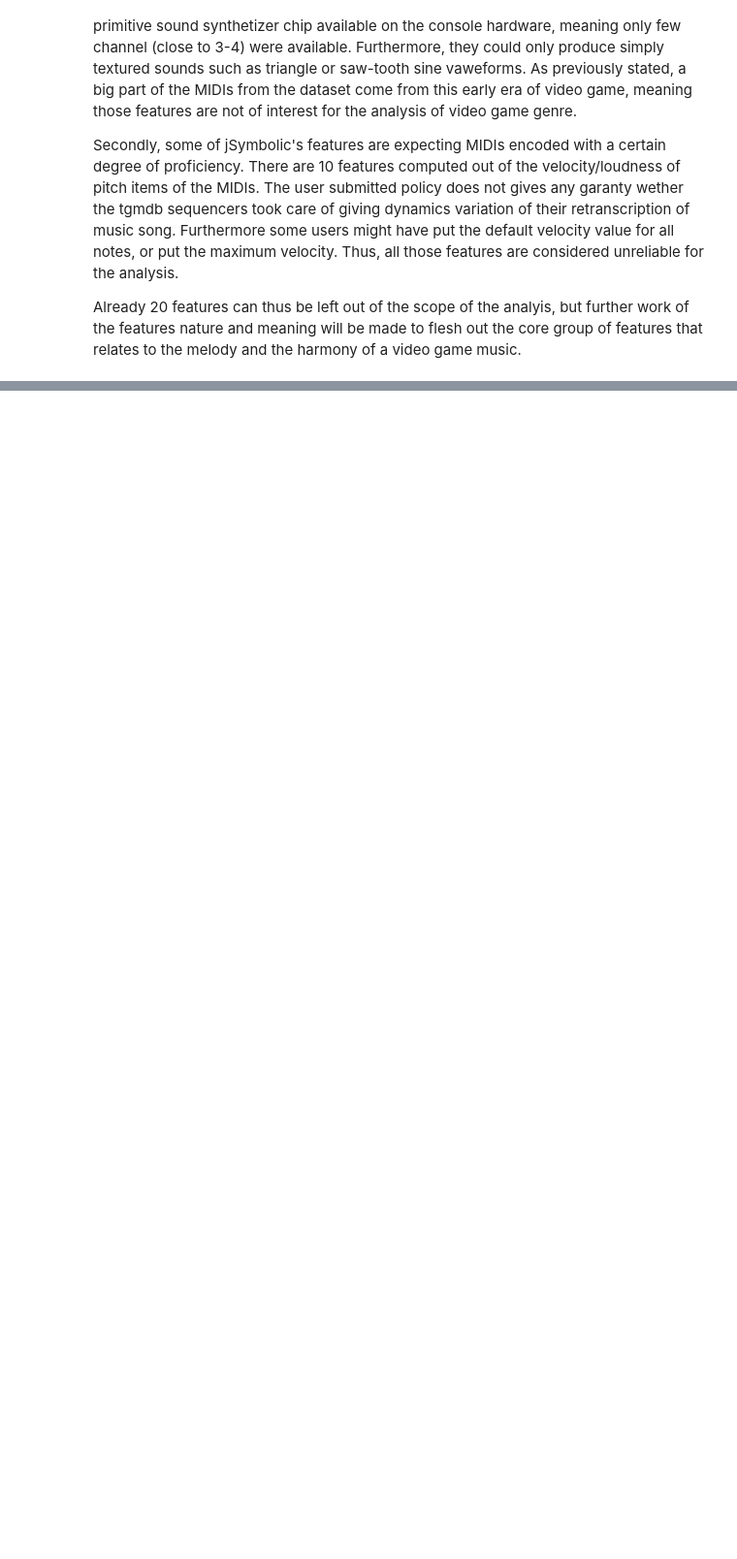
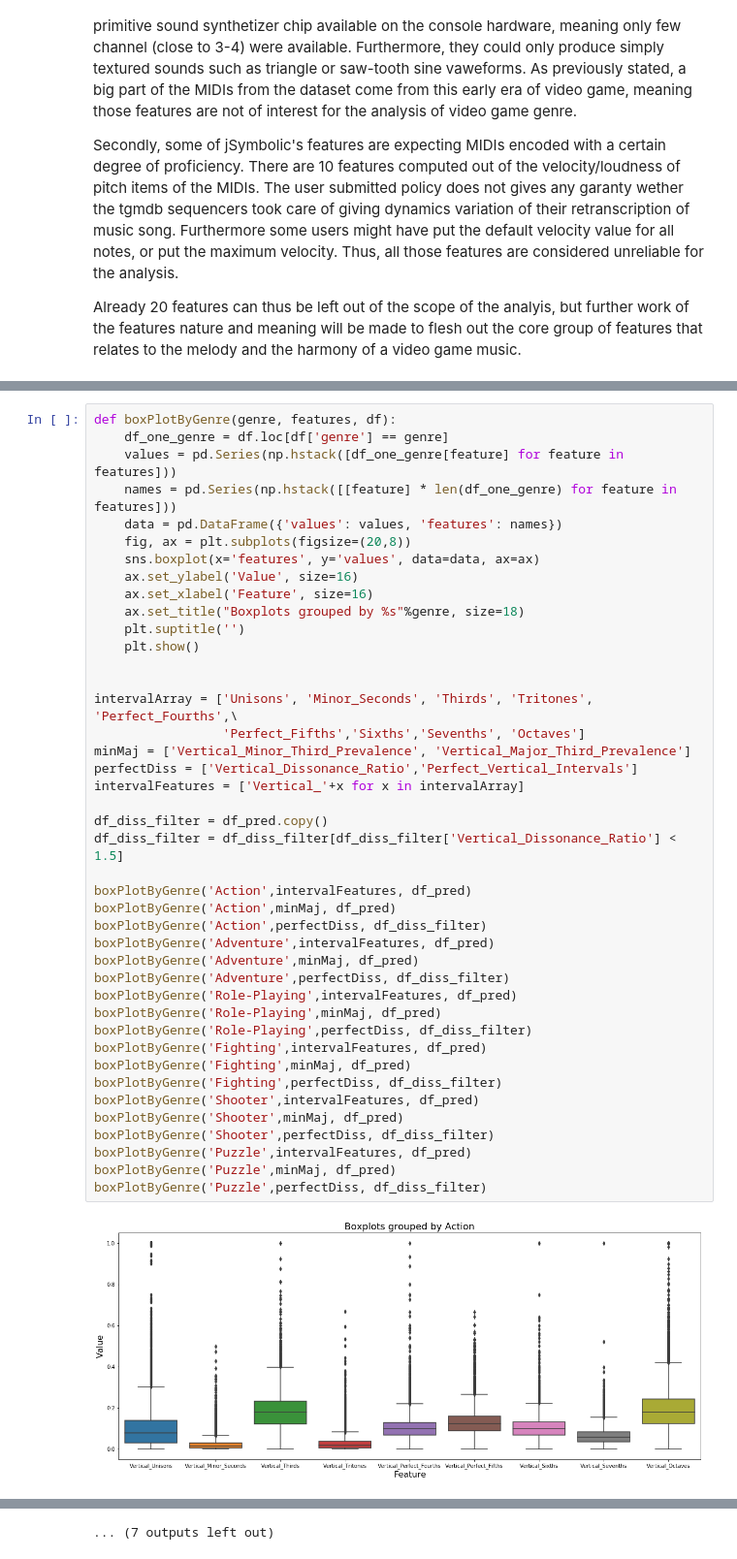
Before and after one commit to cedricviaccoz/musicology, a Jupyter notebook: dataset/JSymbolic Feat. Analysis & Discussion.ipynb, the cells around one changed output, grey strips where cells are left out. Shown at 97% size. Saved outputs shown, nothing was run; the diff lists cells and outputs as text; blank space fills up the shorter version.

```diff
--- a/dataset/JSymbolic Feat. Analysis & Discussion.ipynb
+++ b/dataset/JSymbolic Feat. Analysis & Discussion.ipynb
@@ -289,0 +297,44 @@ Already 20 features can thus be left out of the scope of the analyis, but furthe
+# %%
+def boxPlotByGenre(genre, features, df):
+    df_one_genre = df.loc[df['genre'] == genre]
+    values = pd.Series(np.hstack([df_one_genre[feature] for feature in features]))
+    names = pd.Series(np.hstack([[feature] * len(df_one_genre) for feature in features]))
+    data = pd.DataFrame({'values': values, 'features': names})
+    fig, ax = plt.subplots(figsize=(20,8))
+    sns.boxplot(x='features', y='values', data=data, ax=ax)
+    ax.set_ylabel('Value', size=16)
+    ax.set_xlabel('Feature', size=16)
+    ax.set_title("Boxplots grouped by %s"%genre, size=18)
+    plt.suptitle('')
+    plt.show()
+
+
+intervalArray = ['Unisons', 'Minor_Seconds', 'Thirds', 'Tritones', 'Perfect_Fourths',\
+                 'Perfect_Fifths','Sixths','Sevenths', 'Octaves']
+minMaj = ['Vertical_Minor_Third_Prevalence', 'Vertical_Major_Third_Prevalence']
+perfectDiss = ['Vertical_Dissonance_Ratio','Perfect_Vertical_Intervals']
+intervalFeatures = ['Vertical_'+x for x in intervalArray]
+
+df_diss_filter = df_pred.copy()
+df_diss_filter = df_diss_filter[df_diss_filter['Vertical_Dissonance_Ratio'] < 1.5]
+
+boxPlotByGenre('Action',intervalFeatures, df_pred)
+boxPlotByGenre('Action',minMaj, df_pred)
+boxPlotByGenre('Action',perfectDiss, df_diss_filter)
+boxPlotByGenre('Adventure',intervalFeatures, df_pred)
+boxPlotByGenre('Adventure',minMaj, df_pred)
+boxPlotByGenre('Adventure',perfectDiss, df_diss_filter)
+boxPlotByGenre('Role-Playing',intervalFeatures, df_pred)
+boxPlotByGenre('Role-Playing',minMaj, df_pred)
+boxPlotByGenre('Role-Playing',perfectDiss, df_diss_filter)
+boxPlotByGenre('Fighting',intervalFeatures, df_pred)
+boxPlotByGenre('Fighting',minMaj, df_pred)
+boxPlotByGenre('Fighting',perfectDiss, df_diss_filter)
+boxPlotByGenre('Shooter',intervalFeatures, df_pred)
+boxPlotByGenre('Shooter',minMaj, df_pred)
+boxPlotByGenre('Shooter',perfectDiss, df_diss_filter)
+boxPlotByGenre('Puzzle',intervalFeatures, df_pred)
+boxPlotByGenre('Puzzle',minMaj, df_pred)
+boxPlotByGenre('Puzzle',perfectDiss, df_diss_filter)
+# %% [output]
+[figure, added]
@@ -289,0 +352 @@ Already 20 features can thus be left out of the scope of the analyis, but furthe
+... (7 outputs left out)
```
Also changed, not shown: parts of 8 cells of this notebook.
